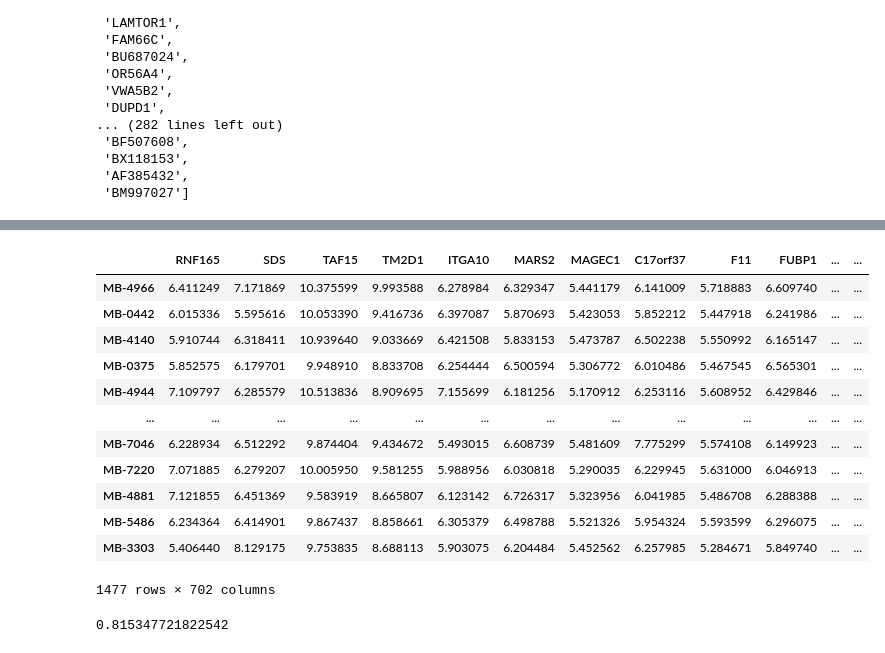
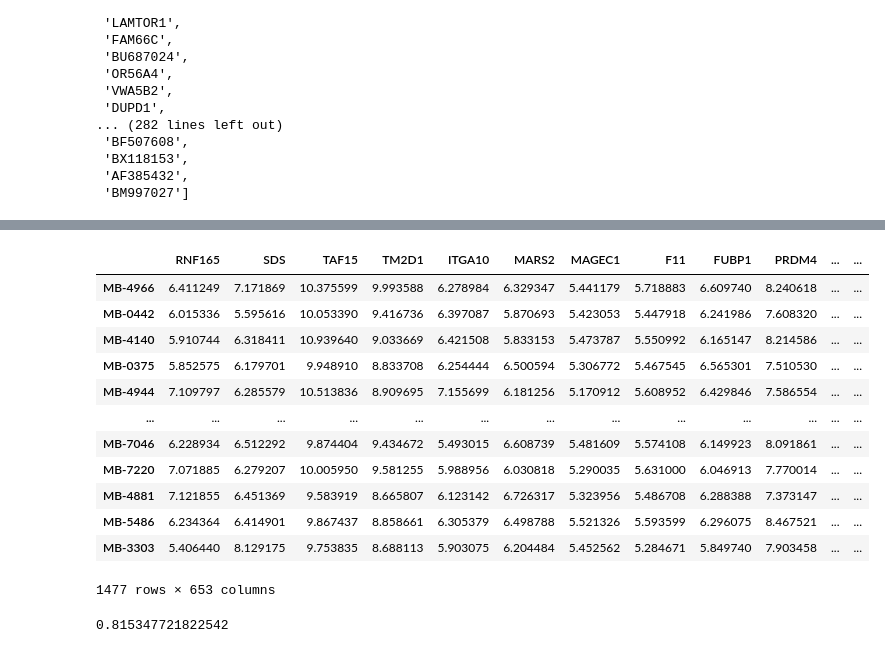
Before and after one commit to RMichae1/biohack2020, a Jupyter notebook: modeling.ipynb, the cells around one changed output, grey strips where cells are left out. Cells and saved outputs as stored; diff of their text form; code cells hidden in the pictures.

Commit message:
added CNA tcga training

```diff
--- a/modeling.ipynb
+++ b/modeling.ipynb
@@ -677,3 +675,11 @@ solo_genes
  'BX118153',
  'AF385432',
  'BM997027']
+# %%
+# deselect genes that are not in the fit - adjust training data
+
+solo_genes_v2 = ['C12orf60', 'FAM36A', 'KIAA1984', 'KIAA0146', 'BRP44', 'KIAA0649', 'C17orf37', 'C10orf47', 'C17orf66', 'C3orf26', 'FAIM3', 'C3orf25', 'C11orf10', 'C10orf11', 'LASS2', 'C11orf54', 'C10orf92', 'RABL5', 'MCM3APAS', 'GPR172A', 'C20orf103', 'C8orf38', 'C7orf13', 'C20orf3', 'KIAA1751', 'SC5DL', 'ZNF259', 'psiTPTE22', 'C7orf28B', 'GPR97', 'C3orf57', 'C17orf28', 'C9orf167', 'C4orf40', 'C17orf58', 'C9orf21', 'SYT14L', 'C1orf131', 'MTERFD1', 'C11orf64', 'C16orf7', 'C6orf97', 'C1orf183', 'ZNF658B', 'C1orf112', 'C1orf177', 'C11orf67', 'C16orf79', 'C1orf135']
+for gene in solo_genes_v2:
+    solo_genes.append(gene)
+
+len(solo_genes)
@@ -680,20 +708,21 @@ solo_genes
 # %%
-X_gene_train_adj = X_gene_train[gene_list].drop(columns=solo_genes)
+X_gene_train_adj = X_gene_train[gene_list]
+X_gene_train_adj = X_gene_train_adj.drop(columns=solo_genes)
 X_gene_train_adj
 # %% [output]
-|  | RNF165 | SDS | TAF15 | TM2D1 | ITGA10 | MARS2 | MAGEC1 | C17orf37 | F11 | FUBP1 | ... | ... |
-| MB-4966 | 6.411249 | 7.171869 | 10.375599 | 9.993588 | 6.278984 | 6.329347 | 5.441179 | 6.141009 | 5.718883 | 6.609740 | ... | ... |
-| MB-0442 | 6.015336 | 5.595616 | 10.053390 | 9.416736 | 6.397087 | 5.870693 | 5.423053 | 5.852212 | 5.447918 | 6.241986 | ... | ... |
-| MB-4140 | 5.910744 | 6.318411 | 10.939640 | 9.033669 | 6.421508 | 5.833153 | 5.473787 | 6.502238 | 5.550992 | 6.165147 | ... | ... |
-| MB-0375 | 5.852575 | 6.179701 | 9.948910 | 8.833708 | 6.254444 | 6.500594 | 5.306772 | 6.010486 | 5.467545 | 6.565301 | ... | ... |
-| MB-4944 | 7.109797 | 6.285579 | 10.513836 | 8.909695 | 7.155699 | 6.181256 | 5.170912 | 6.253116 | 5.608952 | 6.429846 | ... | ... |
+|  | RNF165 | SDS | TAF15 | TM2D1 | ITGA10 | MARS2 | MAGEC1 | F11 | FUBP1 | PRDM4 | ... | ... |
+| MB-4966 | 6.411249 | 7.171869 | 10.375599 | 9.993588 | 6.278984 | 6.329347 | 5.441179 | 5.718883 | 6.609740 | 8.240618 | ... | ... |
+| MB-0442 | 6.015336 | 5.595616 | 10.053390 | 9.416736 | 6.397087 | 5.870693 | 5.423053 | 5.447918 | 6.241986 | 7.608320 | ... | ... |
+| MB-4140 | 5.910744 | 6.318411 | 10.939640 | 9.033669 | 6.421508 | 5.833153 | 5.473787 | 5.550992 | 6.165147 | 8.214586 | ... | ... |
+| MB-0375 | 5.852575 | 6.179701 | 9.948910 | 8.833708 | 6.254444 | 6.500594 | 5.306772 | 5.467545 | 6.565301 | 7.510530 | ... | ... |
+| MB-4944 | 7.109797 | 6.285579 | 10.513836 | 8.909695 | 7.155699 | 6.181256 | 5.170912 | 5.608952 | 6.429846 | 7.586554 | ... | ... |
 | ... | ... | ... | ... | ... | ... | ... | ... | ... | ... | ... | ... | ... |
-| MB-7046 | 6.228934 | 6.512292 | 9.874404 | 9.434672 | 5.493015 | 6.608739 | 5.481609 | 7.775299 | 5.574108 | 6.149923 | ... | ... |
-| MB-7220 | 7.071885 | 6.279207 | 10.005950 | 9.581255 | 5.988956 | 6.030818 | 5.290035 | 6.229945 | 5.631000 | 6.046913 | ... | ... |
-| MB-4881 | 7.121855 | 6.451369 | 9.583919 | 8.665807 | 6.123142 | 6.726317 | 5.323956 | 6.041985 | 5.486708 | 6.288388 | ... | ... |
-| MB-5486 | 6.234364 | 6.414901 | 9.867437 | 8.858661 | 6.305379 | 6.498788 | 5.521326 | 5.954324 | 5.593599 | 6.296075 | ... | ... |
-| MB-3303 | 5.406440 | 8.129175 | 9.753835 | 8.688113 | 5.903075 | 6.204484 | 5.452562 | 6.257985 | 5.284671 | 5.849740 | ... | ... |
+| MB-7046 | 6.228934 | 6.512292 | 9.874404 | 9.434672 | 5.493015 | 6.608739 | 5.481609 | 5.574108 | 6.149923 | 8.091861 | ... | ... |
+| MB-7220 | 7.071885 | 6.279207 | 10.005950 | 9.581255 | 5.988956 | 6.030818 | 5.290035 | 5.631000 | 6.046913 | 7.770014 | ... | ... |
+| MB-4881 | 7.121855 | 6.451369 | 9.583919 | 8.665807 | 6.123142 | 6.726317 | 5.323956 | 5.486708 | 6.288388 | 7.373147 | ... | ... |
+| MB-5486 | 6.234364 | 6.414901 | 9.867437 | 8.858661 | 6.305379 | 6.498788 | 5.521326 | 5.593599 | 6.296075 | 8.467521 | ... | ... |
+| MB-3303 | 5.406440 | 8.129175 | 9.753835 | 8.688113 | 5.903075 | 6.204484 | 5.452562 | 5.284671 | 5.849740 | 7.903458 | ... | ... |
-1477 rows × 702 columns
+1477 rows × 653 columns
 # %%
 minimal_xgb_clf = XGBClassifier(n_estimators=150, booster="gbtree",
                              learning_rate=0.1, max_depth=6,
```
Also changed, not shown: parts of 15 cells of this notebook.
